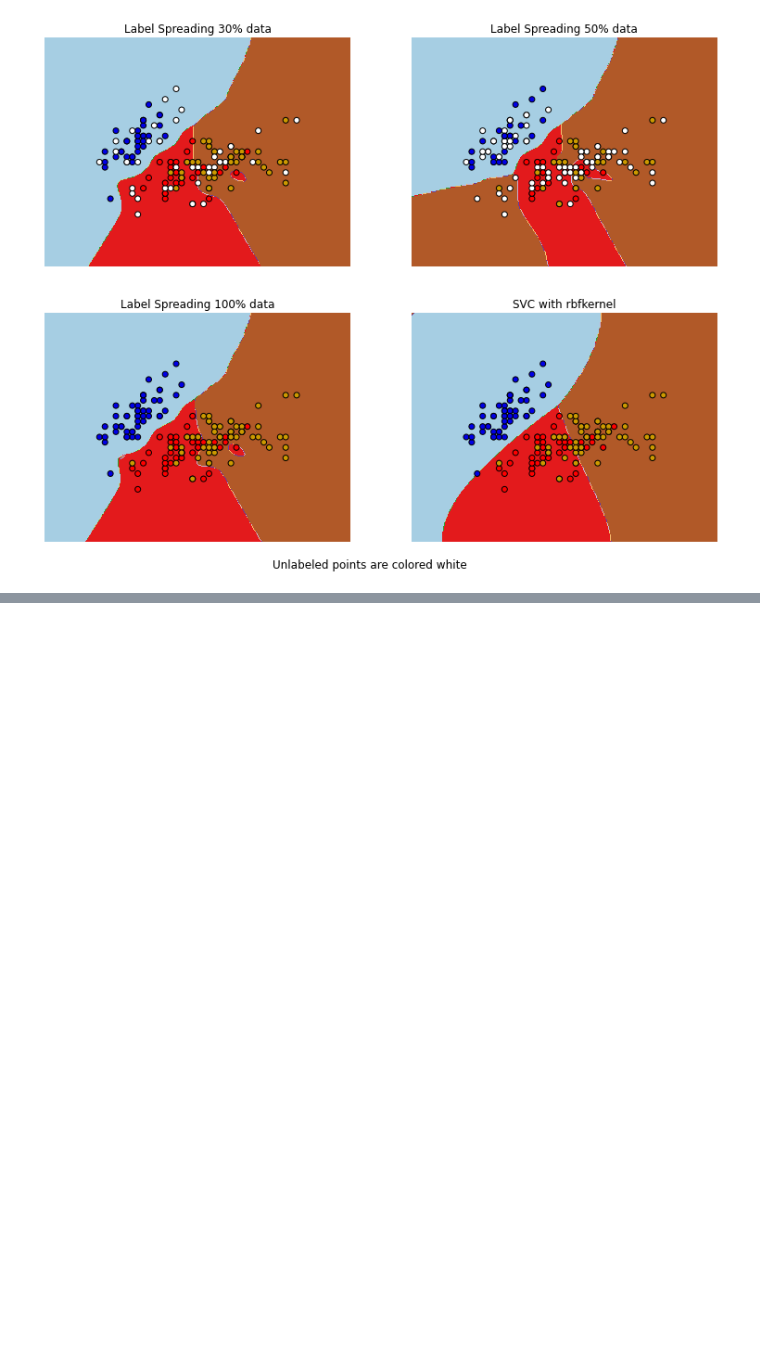
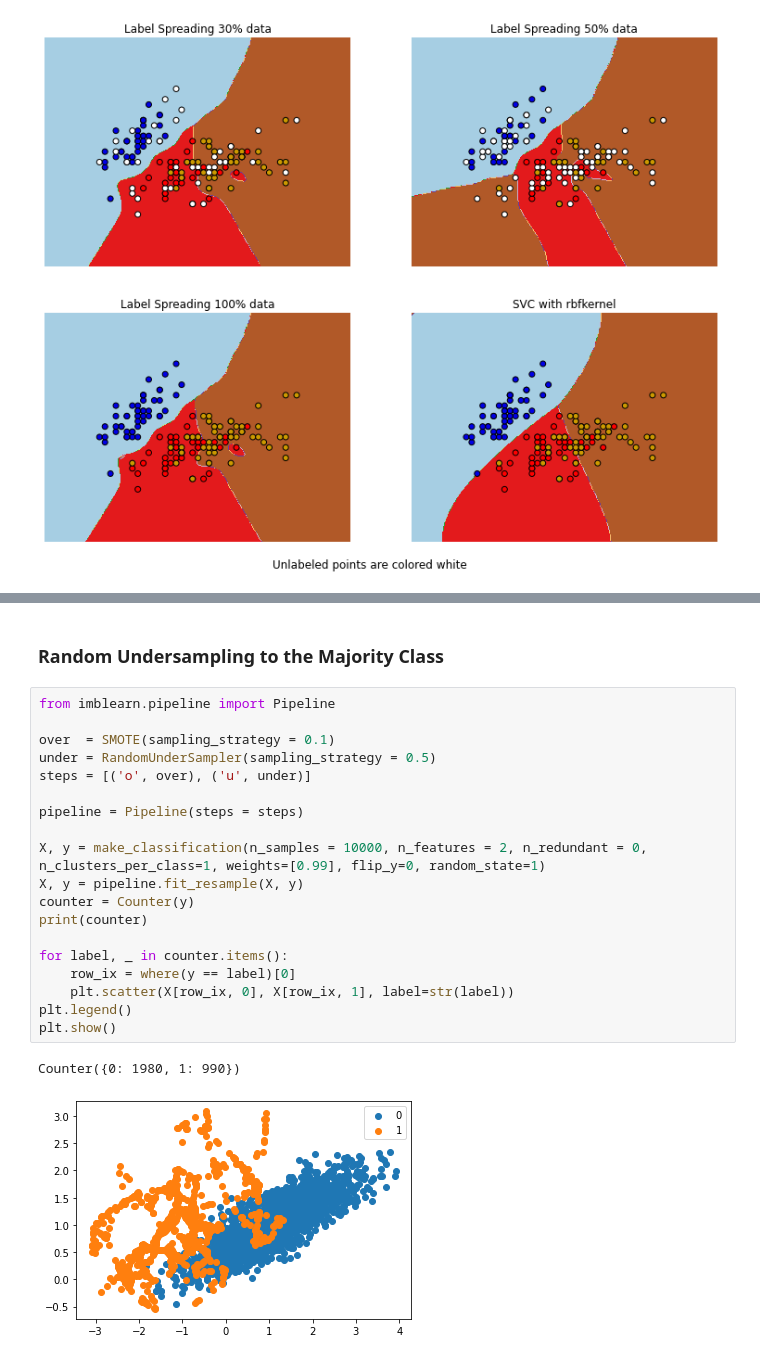
Before and after one commit to rrwabina/RADI608, a Jupyter notebook: Python Lectures/07 Semi-Supervised Learning/semisupervised.ipynb, the cells around one changed output, grey strips where cells are left out. Drawn from its saved outputs; the diff is of its cells as text; blank space fills up the shorter version.

```diff
--- a/Python Lectures/07 Semi-Supervised Learning/semisupervised.ipynb
+++ b/Python Lectures/07 Semi-Supervised Learning/semisupervised.ipynb
@@ -104,0 +129,24 @@ under = RandomUnderSampler(sampling_strategy = 0.5)
+# %% [markdown]
+### Random Undersampling to the Majority Class
+# %%
+from imblearn.pipeline import Pipeline
+
+over  = SMOTE(sampling_strategy = 0.1)
+under = RandomUnderSampler(sampling_strategy = 0.5)
+steps = [('o', over), ('u', under)]
+
+pipeline = Pipeline(steps = steps)
+
+X, y = make_classification(n_samples = 10000, n_features = 2, n_redundant = 0, n_clusters_per_class=1, weights=[0.99], flip_y=0, random_state=1)
+X, y = pipeline.fit_resample(X, y)
+counter = Counter(y)
+print(counter)
+
+for label, _ in counter.items():
+    row_ix = where(y == label)[0]
+    plt.scatter(X[row_ix, 0], X[row_ix, 1], label=str(label))
+plt.legend()
+plt.show()
+# %% [output]
+Counter({0: 1980, 1: 990})
+[figure, added]
```
Also changed, not shown: parts of 16 cells of this notebook.
